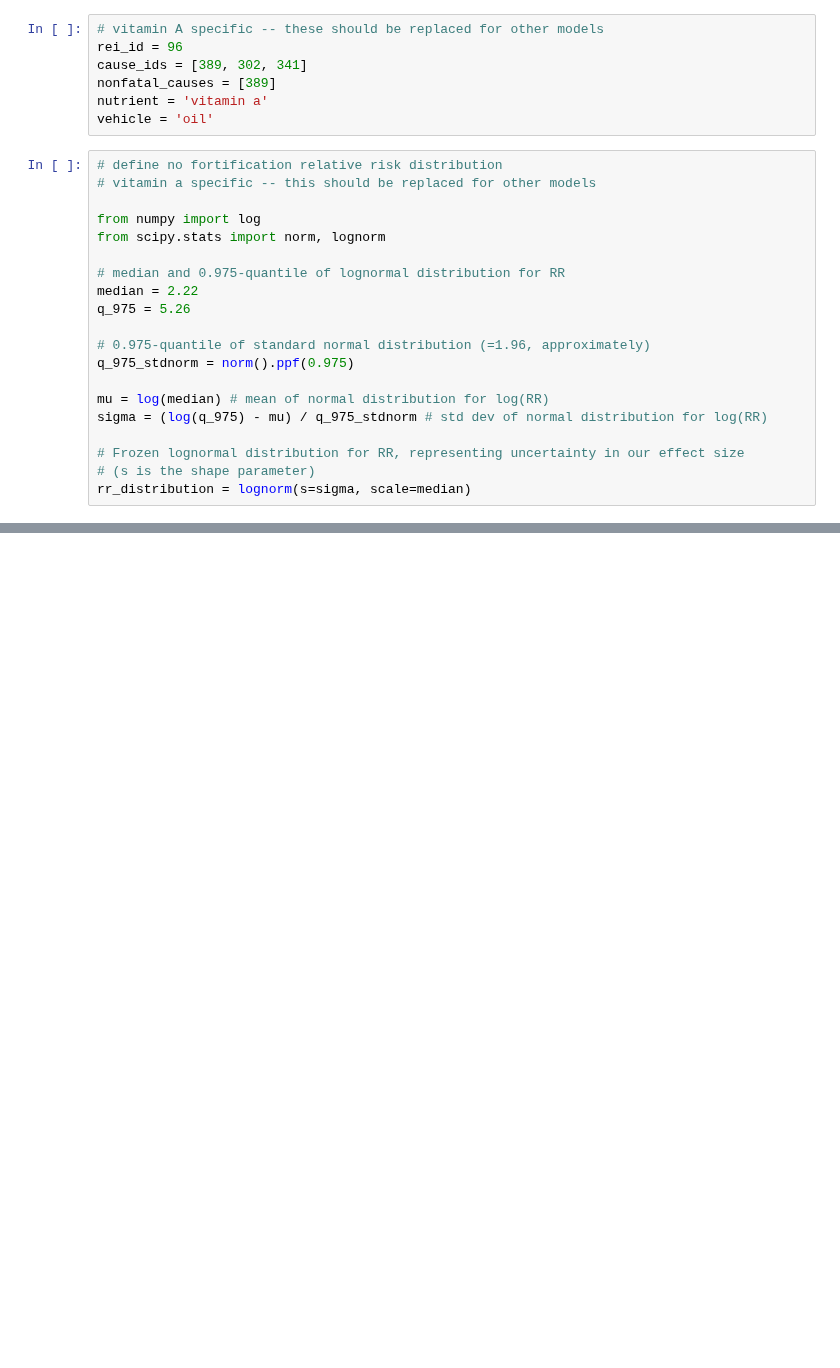
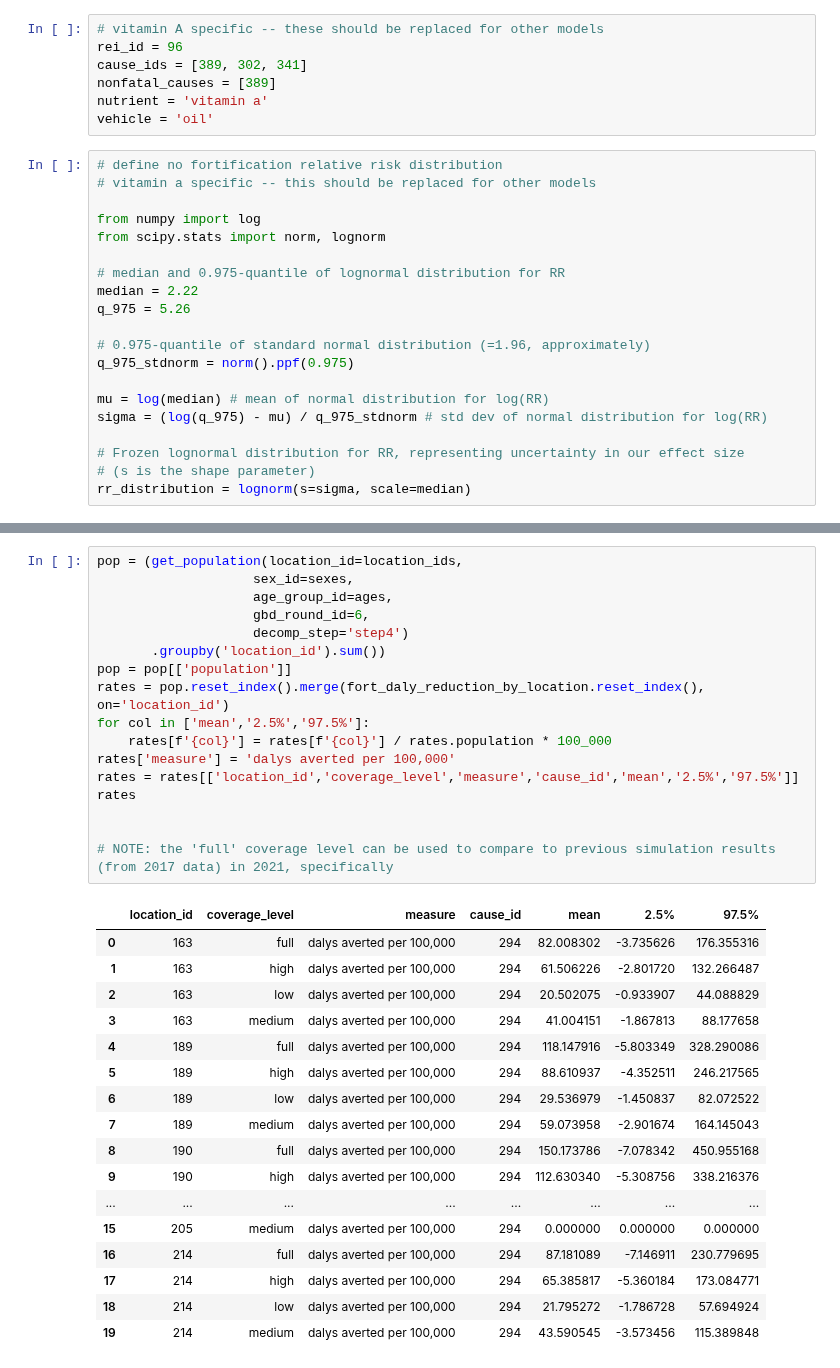
Before and after one commit to ihmeuw/vivarium_data_analysis, a Jupyter notebook: pre_processing/lsff_project/multiplication_models/dichotomous_models/dichotomous_multiplication_model_prep_functions.ipynb, the cells around one changed output, grey strips where cells are left out. Saved outputs shown, nothing was run; the diff lists cells and outputs as text; blank space fills up the shorter version.

```diff
--- a/pre_processing/lsff_project/multiplication_models/dichotomous_models/dichotomous_multiplication_model_prep_functions.ipynb
+++ b/pre_processing/lsff_project/multiplication_models/dichotomous_models/dichotomous_multiplication_model_prep_functions.ipynb
@@ -313,0 +444,35 @@ fort_daly_reduction_by_location
+# %%
+pop = (get_population(location_id=location_ids,
+                    sex_id=sexes,
+                    age_group_id=ages,
+                    gbd_round_id=6,
+                    decomp_step='step4')
+       .groupby('location_id').sum())
+pop = pop[['population']]
+rates = pop.reset_index().merge(fort_daly_reduction_by_location.reset_index(), on='location_id')
+for col in ['mean','2.5%','97.5%']:
+    rates[f'{col}'] = rates[f'{col}'] / rates.population * 100_000
+rates['measure'] = 'dalys averted per 100,000'
+rates = rates[['location_id','coverage_level','measure','cause_id','mean','2.5%','97.5%']]
+rates
+
+
+# NOTE: the 'full' coverage level can be used to compare to previous simulation results (from 2017 data) in 2021, specifically
+# %% [output]
+|  | location_id | coverage_level | measure | cause_id | mean | 2.5% | 97.5% |
+| 0 | 163 | full | dalys averted per 100,000 | 294 | 82.008302 | -3.735626 | 176.355316 |
+| 1 | 163 | high | dalys averted per 100,000 | 294 | 61.506226 | -2.801720 | 132.266487 |
+| 2 | 163 | low | dalys averted per 100,000 | 294 | 20.502075 | -0.933907 | 44.088829 |
+| 3 | 163 | medium | dalys averted per 100,000 | 294 | 41.004151 | -1.867813 | 88.177658 |
+| 4 | 189 | full | dalys averted per 100,000 | 294 | 118.147916 | -5.803349 | 328.290086 |
+| 5 | 189 | high | dalys averted per 100,000 | 294 | 88.610937 | -4.352511 | 246.217565 |
+| 6 | 189 | low | dalys averted per 100,000 | 294 | 29.536979 | -1.450837 | 82.072522 |
+| 7 | 189 | medium | dalys averted per 100,000 | 294 | 59.073958 | -2.901674 | 164.145043 |
+| 8 | 190 | full | dalys averted per 100,000 | 294 | 150.173786 | -7.078342 | 450.955168 |
+| 9 | 190 | high | dalys averted per 100,000 | 294 | 112.630340 | -5.308756 | 338.216376 |
+| ... | ... | ... | ... | ... | ... | ... | ... |
+| 15 | 205 | medium | dalys averted per 100,000 | 294 | 0.000000 | 0.000000 | 0.000000 |
+| 16 | 214 | full | dalys averted per 100,000 | 294 | 87.181089 | -7.146911 | 230.779695 |
+| 17 | 214 | high | dalys averted per 100,000 | 294 | 65.385817 | -5.360184 | 173.084771 |
+| 18 | 214 | low | dalys averted per 100,000 | 294 | 21.795272 | -1.786728 | 57.694924 |
+| 19 | 214 | medium | dalys averted per 100,000 | 294 | 43.590545 | -3.573456 | 115.389848 |
```
Also changed, not shown: parts of 24 cells of this notebook, 3 other files.
